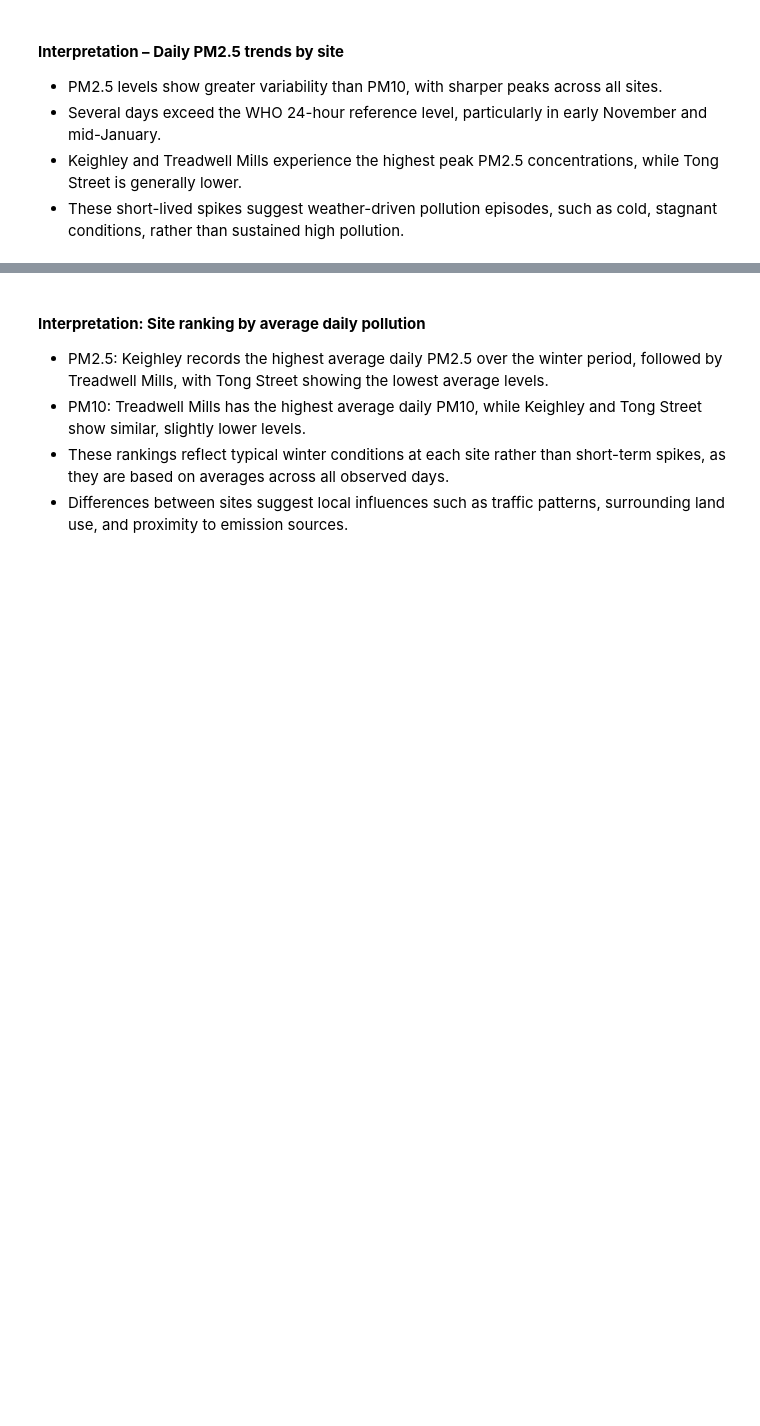
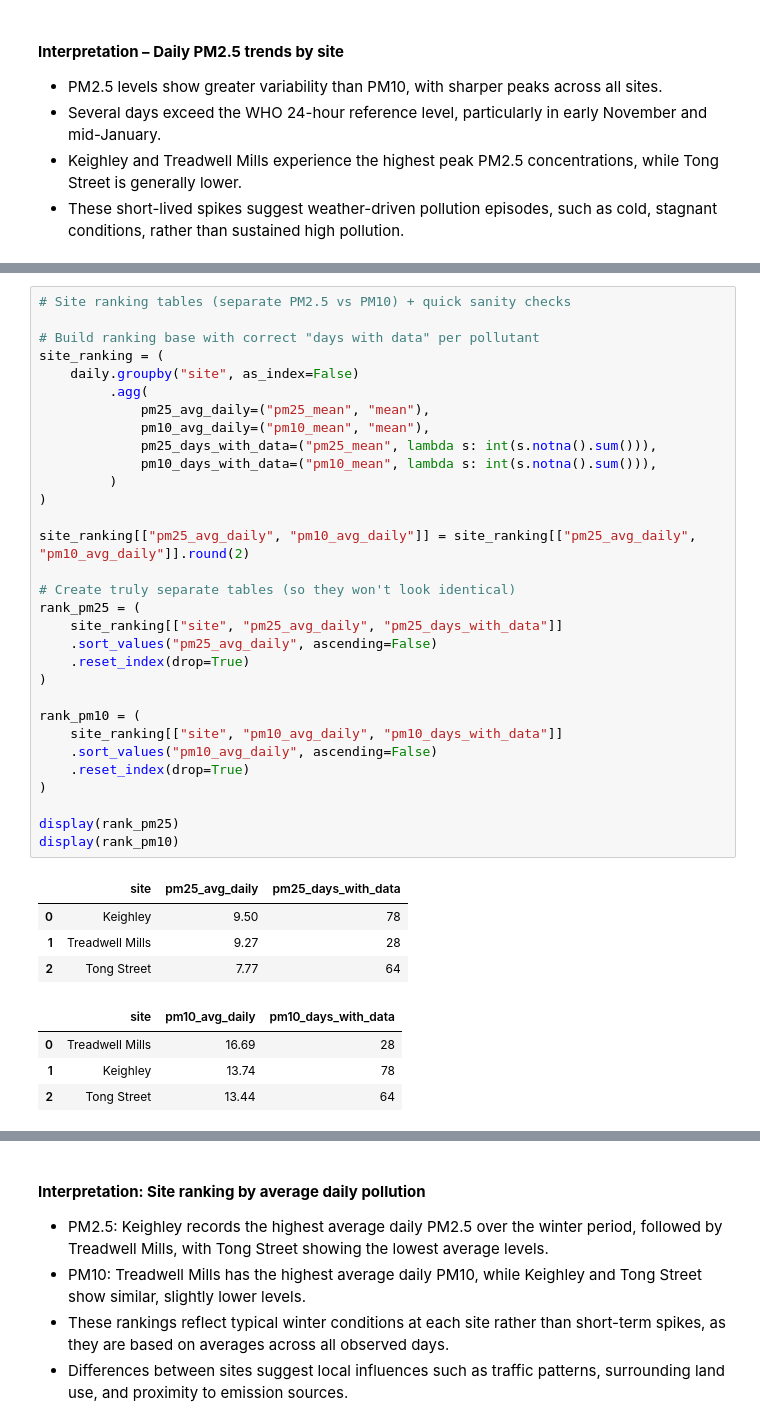
Before and after one commit to sayo2rule/bradford-air-quality-hdrc, a Jupyter notebook: notebooks/air_quality_analysis.ipynb, the cells around one changed output, grey strips where cells are left out. Saved outputs shown, nothing was run; the diff lists cells and outputs as text; blank space fills up the shorter version.

```diff
--- a/notebooks/air_quality_analysis.ipynb
+++ b/notebooks/air_quality_analysis.ipynb
@@ -718,0 +661,40 @@ pio.write_html(fig_rank_pm10, out_dir / "ranking_pm10_by_site.html", include_plo
+# %%
+# Site ranking tables (separate PM2.5 vs PM10) + quick sanity checks
+
+# Build ranking base with correct "days with data" per pollutant
+site_ranking = (
+    daily.groupby("site", as_index=False)
+         .agg(
+             pm25_avg_daily=("pm25_mean", "mean"),
+             pm10_avg_daily=("pm10_mean", "mean"),
+             pm25_days_with_data=("pm25_mean", lambda s: int(s.notna().sum())),
+             pm10_days_with_data=("pm10_mean", lambda s: int(s.notna().sum())),
+         )
+)
+
+site_ranking[["pm25_avg_daily", "pm10_avg_daily"]] = site_ranking[["pm25_avg_daily", "pm10_avg_daily"]].round(2)
+
+# Create truly separate tables (so they won't look identical)
+rank_pm25 = (
+    site_ranking[["site", "pm25_avg_daily", "pm25_days_with_data"]]
+    .sort_values("pm25_avg_daily", ascending=False)
+    .reset_index(drop=True)
+)
+
+rank_pm10 = (
+    site_ranking[["site", "pm10_avg_daily", "pm10_days_with_data"]]
+    .sort_values("pm10_avg_daily", ascending=False)
+    .reset_index(drop=True)
+)
+
+display(rank_pm25)
+display(rank_pm10)
+# %% [output]
+|  | site | pm25_avg_daily | pm25_days_with_data |
+| 0 | Keighley | 9.50 | 78 |
+| 1 | Treadwell Mills | 9.27 | 28 |
+| 2 | Tong Street | 7.77 | 64 |
+|  | site | pm10_avg_daily | pm10_days_with_data |
+| 0 | Treadwell Mills | 16.69 | 28 |
+| 1 | Keighley | 13.74 | 78 |
+| 2 | Tong Street | 13.44 | 64 |
```
Also changed, not shown: parts of 9 cells of this notebook, 5 other files.
